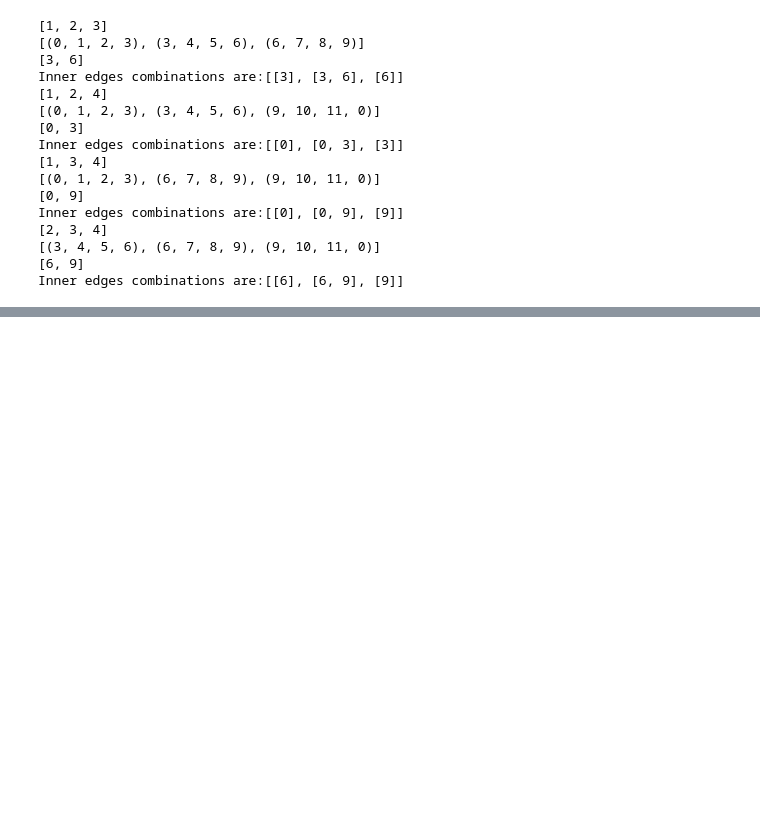
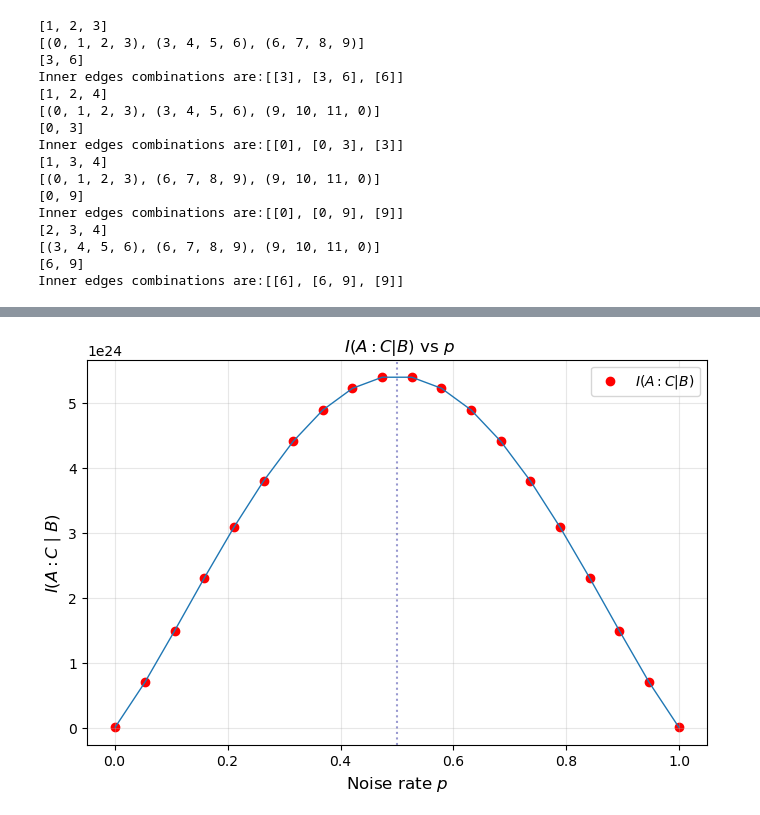
Before and after one commit to HannaKarwowska/PSI-Essay, a Jupyter notebook: New_codes/Fibonacci_ring.ipynb, the cells around one changed output, grey strips where cells are left out. Saved outputs shown, nothing was run; the diff lists cells and outputs as text; code cells hidden in the pictures; blank space fills up the shorter version.

```diff
--- a/New_codes/Fibonacci_ring.ipynb
+++ b/New_codes/Fibonacci_ring.ipynb
@@ -340,0 +518,21 @@ Inner edges combinations are:[[6], [6, 9], [9]]
+# %%
+# ============================================================
+# Plot of the results of CMI vs noise rate p
+# ============================================================
+
+
+fig, ax = plt.subplots(figsize=(8, 5))
+
+ax.plot(p_array, cmi_array,lw=1)
+ax.scatter(p_array, cmi_array,color='red', label=r'$I(A{:}C|B)$')
+ax.axvline(0.5, color='darkblue', ls=':', alpha=0.4)
+ax.set_xlabel(r'Noise rate $p$', fontsize=12)
+ax.set_ylabel(r'$I(A{:}C \mid B)$ ', fontsize=12)
+ax.set_title(r' $I(A{:}C|B)$ vs $p$', fontsize=12)
+ax.legend(fontsize=10)
+ax.grid(True, alpha=0.3)
+plt.style.use('science')
+plt.savefig("New_plots/CMI_vs_p_plaquette_ring.png", dpi=300)
+plt.show()
+# %% [output]
+[figure, added]
```
Also changed, not shown: parts of 6 cells of this notebook, 1 other file.
